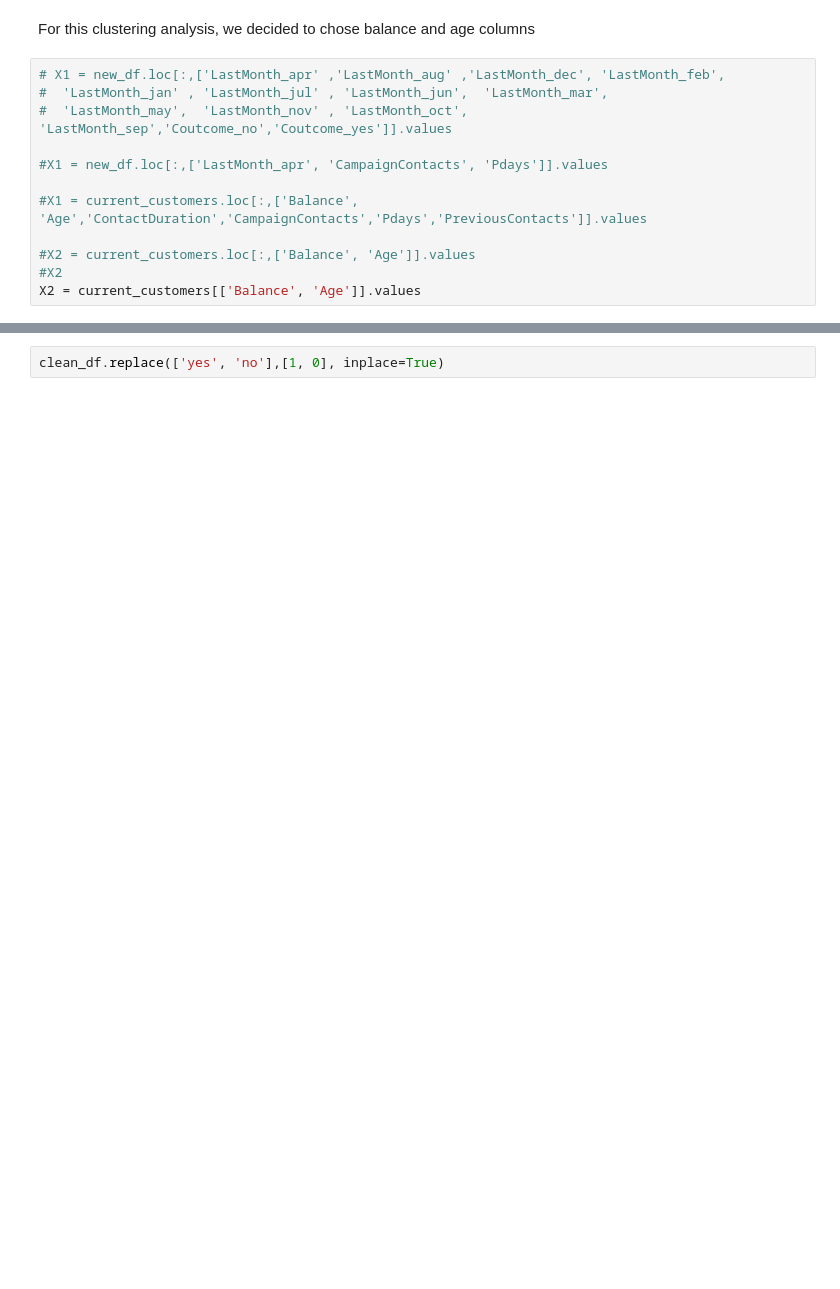
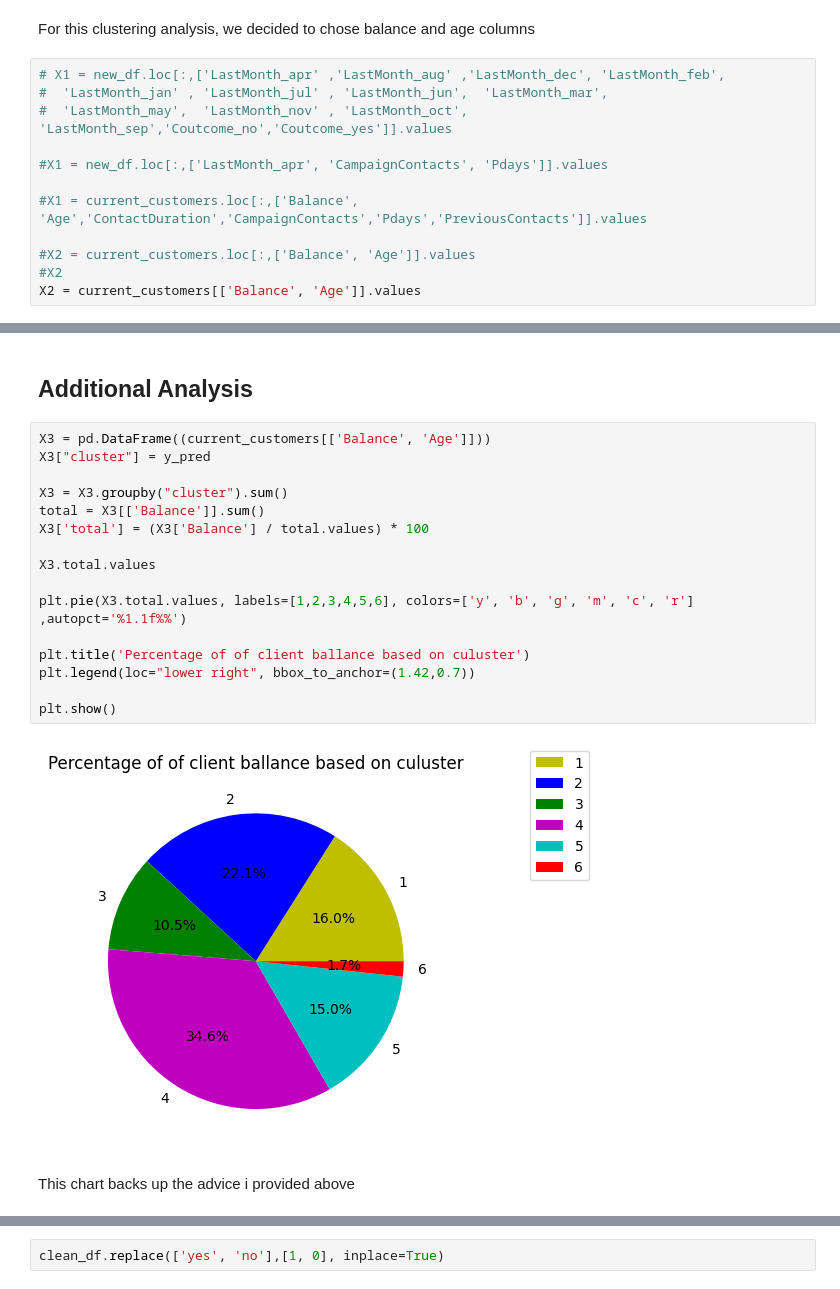
Before and after one commit to thaladikary/ml-assignment-1, a Jupyter notebook: Assignment1.ipynb, the cells around one changed output, grey strips where cells are left out. Cells and saved outputs as stored; diff of their text form; blank space fills up the shorter version.

```diff
--- a/Assignment1.ipynb
+++ b/Assignment1.ipynb
@@ -546,0 +564,22 @@ plt.show()
+# %% [markdown]
+## Additional Analysis
+# %%
+X3 = pd.DataFrame((current_customers[['Balance', 'Age']]))
+X3["cluster"] = y_pred
+
+X3 = X3.groupby("cluster").sum()
+total = X3[['Balance']].sum()
+X3['total'] = (X3['Balance'] / total.values) * 100
+
+X3.total.values
+
+plt.pie(X3.total.values, labels=[1,2,3,4,5,6], colors=['y', 'b', 'g', 'm', 'c', 'r'] ,autopct='%1.1f%%')
+
+plt.title('Percentage of of client ballance based on culuster')
+plt.legend(loc="lower right", bbox_to_anchor=(1.42,0.7))
+
+plt.show()
+# %% [output]
+[figure, added]
+# %% [markdown]
+This chart backs up the advice i provided above
```
Also changed, not shown: parts of 28 cells of this notebook.
